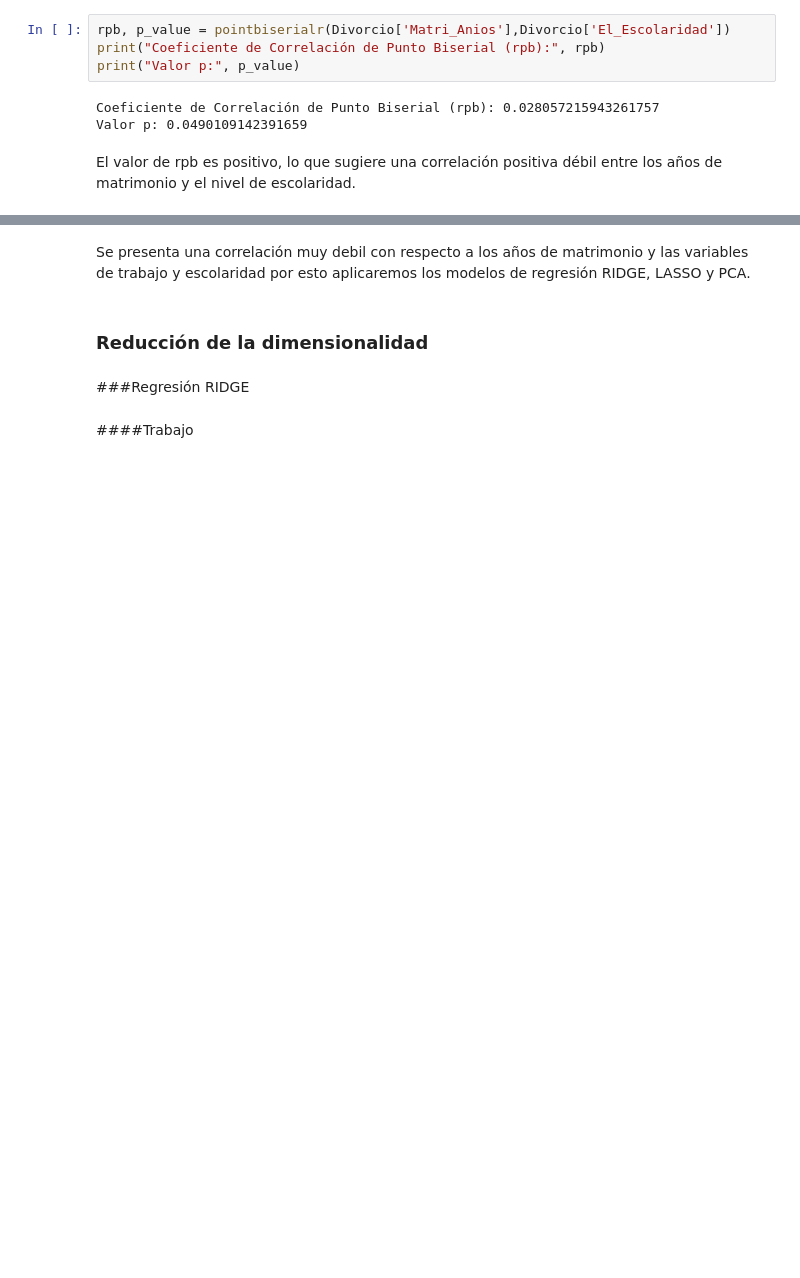
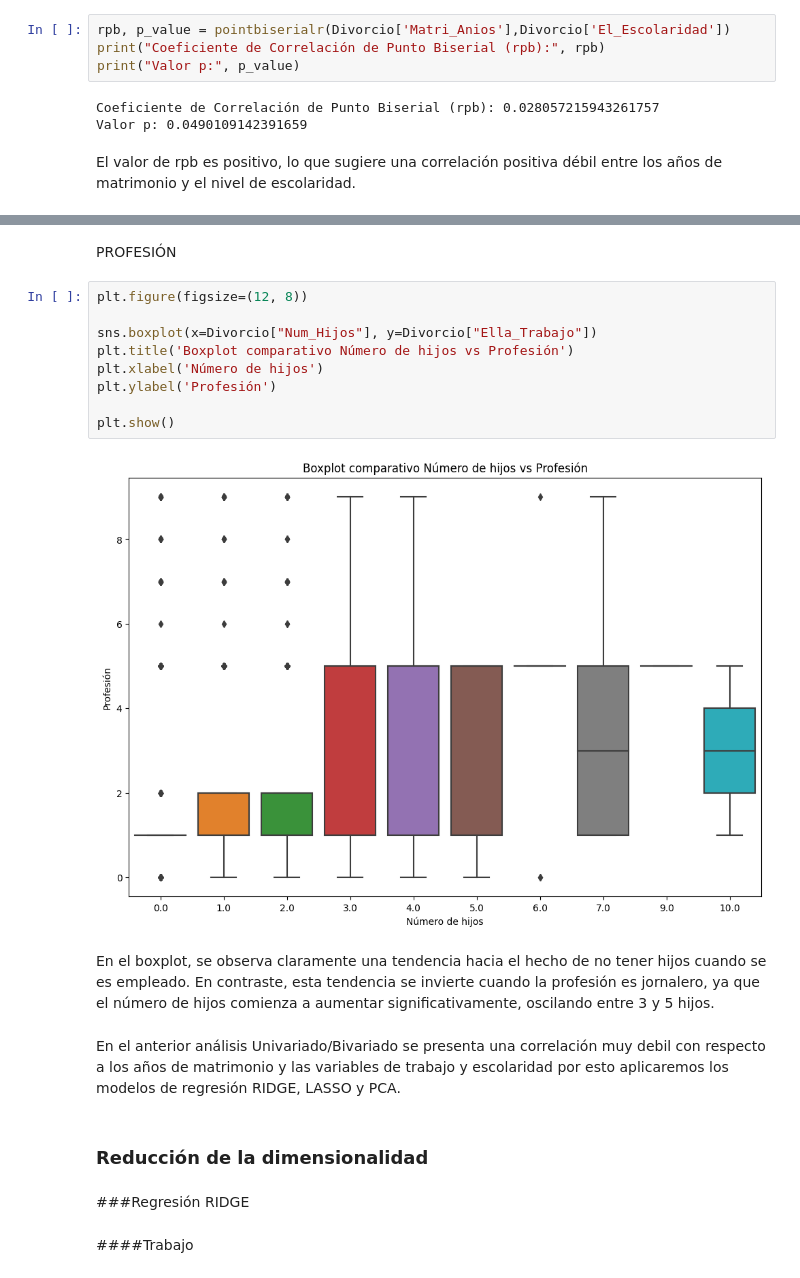
Before and after one commit to Laupots/SegundaEntregaPotesMartinez, a Jupyter notebook: Segunda_Entrega_Potes_Martinez.ipynb, the cells around one changed output, grey strips where cells are left out. Drawn from its saved outputs; the diff is of its cells as text; blank space fills up the shorter version.

```diff
--- a/Segunda_Entrega_Potes_Martinez.ipynb
+++ b/Segunda_Entrega_Potes_Martinez.ipynb
@@ -1042,5 +1061,21 @@ El valor de rpb es positivo, lo que sugiere una correlación positiva débil ent
+# %% [markdown]
+PROFESIÓN
+# %%
+plt.figure(figsize=(12, 8))
+
+sns.boxplot(x=Divorcio["Num_Hijos"], y=Divorcio["Ella_Trabajo"])
+plt.title('Boxplot comparativo Número de hijos vs Profesión')
+plt.xlabel('Número de hijos')
+plt.ylabel('Profesión')
+
+plt.show()
+# %% [output]
+[figure, added]
+# %% [markdown]
+
+En el boxplot, se observa claramente una tendencia hacia el hecho de no tener hijos cuando se es empleado. En contraste, esta tendencia se invierte cuando la profesión es jornalero, ya que el número de hijos comienza a aumentar significativamente, oscilando entre 3 y 5 hijos.
 # %% [markdown]
-Se presenta una correlación muy debil con respecto a los años de matrimonio y las variables de trabajo y escolaridad por esto aplicaremos los modelos de regresión RIDGE, LASSO y PCA.
+En el anterior análisis  Univariado/Bivariado se presenta una correlación muy debil con respecto a los años de matrimonio y las variables de trabajo y escolaridad por esto aplicaremos los modelos de regresión RIDGE, LASSO y PCA.
 # %% [markdown]
 ### Reducción de la dimensionalidad
 # %% [markdown]
```
Also changed, not shown: parts of 8 cells of this notebook.
